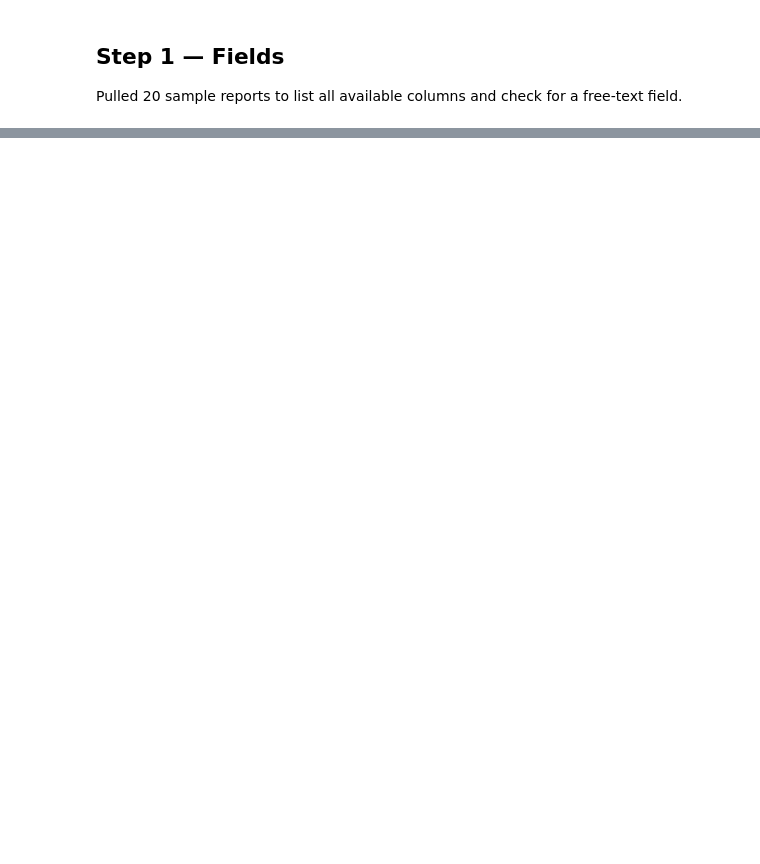
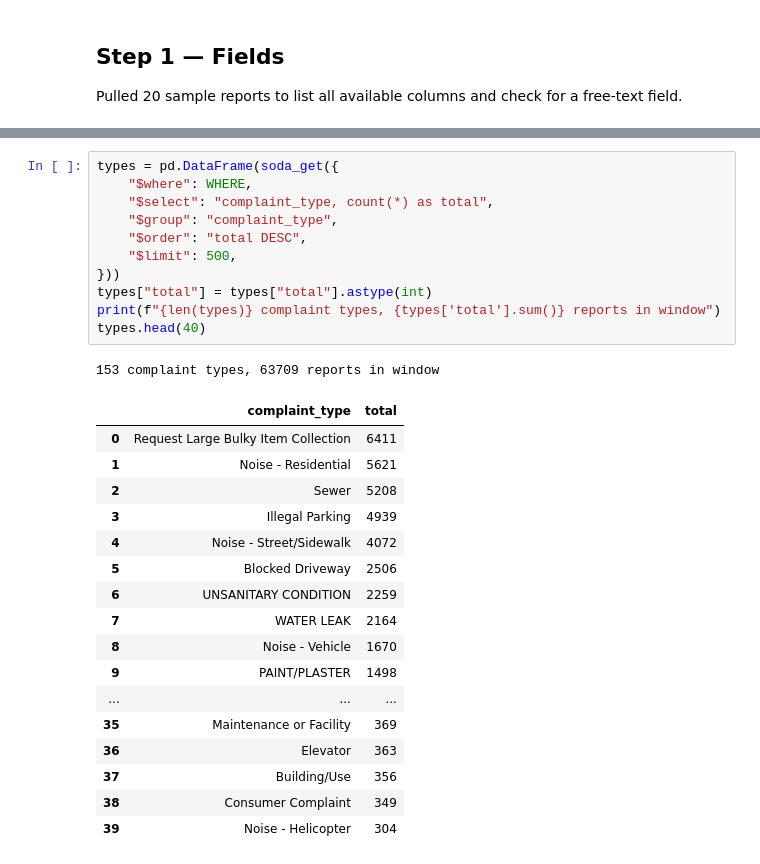
Before and after one commit to anaszpro/Plexa-A-Multi-Modal-Smart-City-Digital-Twin-and-Cascading-Resilience-Engine, a Jupyter notebook: notebooks/01_nyc311_exploration_safety_governance.ipynb, the cells around one changed output, grey strips where cells are left out. Drawn from its saved outputs; the diff is of its cells as text; blank space fills up the shorter version.

Commit message:
Add complaint type counts for Ida window

```diff
--- a/notebooks/01_nyc311_exploration_safety_governance.ipynb
+++ b/notebooks/01_nyc311_exploration_safety_governance.ipynb
@@ -63,0 +68,30 @@ Pulled 20 sample reports to list all available columns and check for a free-text
+# %%
+types = pd.DataFrame(soda_get({
+    "$where": WHERE,
+    "$select": "complaint_type, count(*) as total",
+    "$group": "complaint_type",
+    "$order": "total DESC",
+    "$limit": 500,
+}))
+types["total"] = types["total"].astype(int)
+print(f"{len(types)} complaint types, {types['total'].sum()} reports in window")
+types.head(40)
+# %% [output]
+153 complaint types, 63709 reports in window
+|  | complaint_type | total |
+| 0 | Request Large Bulky Item Collection | 6411 |
+| 1 | Noise - Residential | 5621 |
+| 2 | Sewer | 5208 |
+| 3 | Illegal Parking | 4939 |
+| 4 | Noise - Street/Sidewalk | 4072 |
+| 5 | Blocked Driveway | 2506 |
+| 6 | UNSANITARY CONDITION | 2259 |
+| 7 | WATER LEAK | 2164 |
+| 8 | Noise - Vehicle | 1670 |
+| 9 | PAINT/PLASTER | 1498 |
+| ... | ... | ... |
+| 35 | Maintenance or Facility | 369 |
+| 36 | Elevator | 363 |
+| 37 | Building/Use | 356 |
+| 38 | Consumer Complaint | 349 |
+| 39 | Noise - Helicopter | 304 |
```
Also changed, not shown: parts of 6 cells of this notebook.
